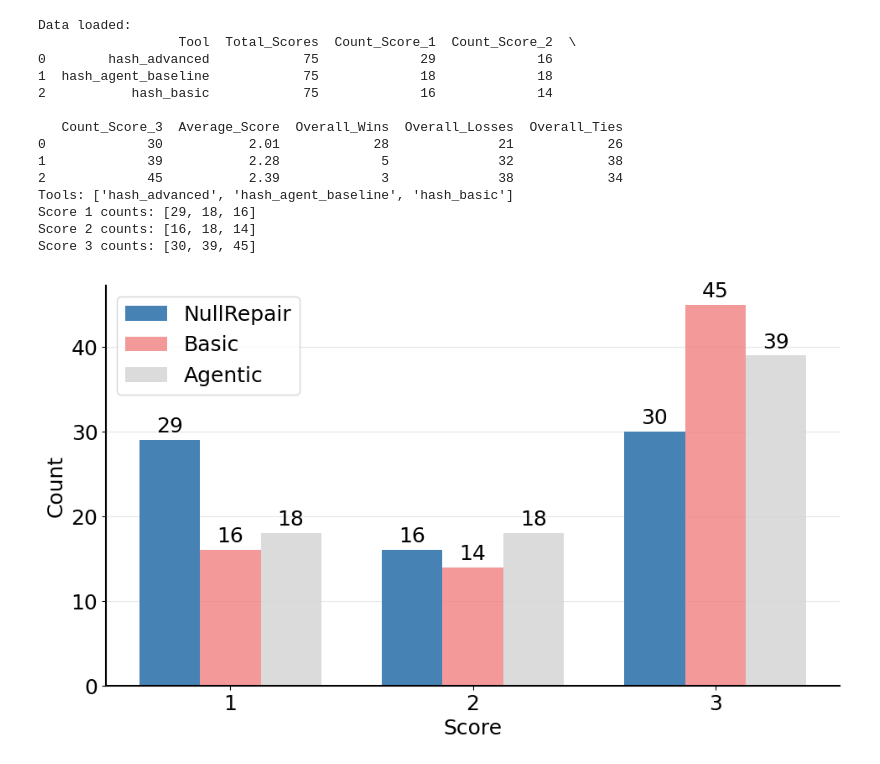
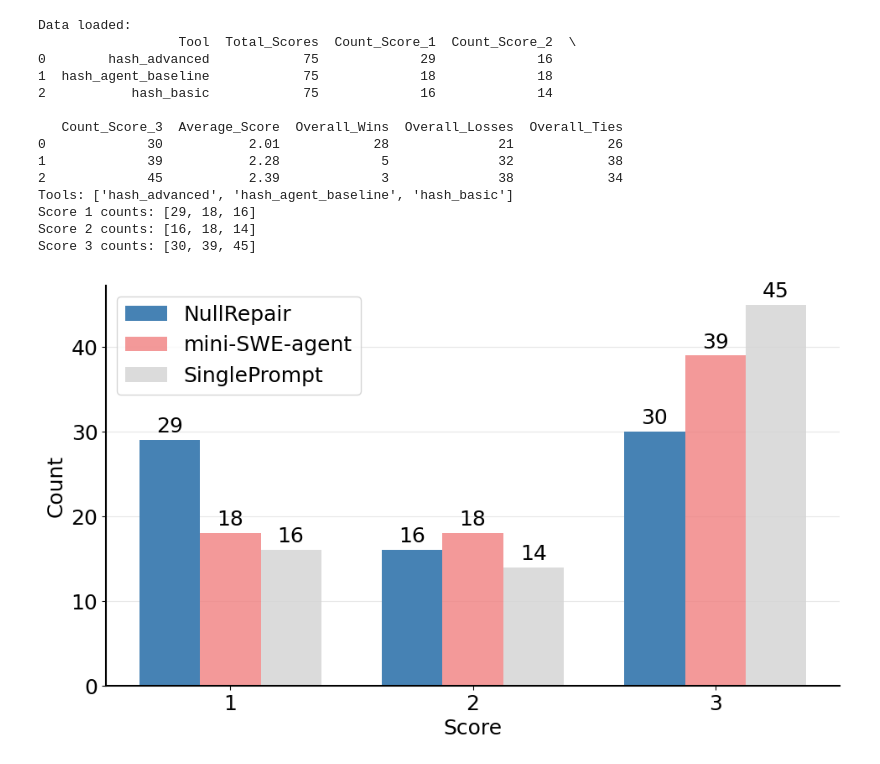
Before and after one commit to Pascal-Joos/NullAwayAnnotatorBaseline, a Jupyter notebook: evaluation_scripts/manual_inspection/manual_inspection_plot.ipynb, the cells around one changed output. Cells and saved outputs as stored; diff of their text form; code cells hidden in the pictures.

Commit message:
Change names in plot

```diff
--- a/evaluation_scripts/manual_inspection/manual_inspection_plot.ipynb
+++ b/evaluation_scripts/manual_inspection/manual_inspection_plot.ipynb
@@ -23,14 +23,13 @@ print(f"Score 3 counts: {score_3}")
 
 fig, ax = plt.subplots(figsize=(10, 6))
 
-tool_labels = ['NullRepair','Basic', 'Agentic']  # Simplified labels
-
+tool_labels = ['NullRepair', 'mini-SWE-agent', 'SinglePrompt']
 x = np.arange(3)
 width = 0.25
 
 bars1 = ax.bar(x - width, [score_1[0], score_2[0], score_3[0]], width, label=tool_labels[0], color='steelblue', alpha=1)
-bars2 = ax.bar(x, [score_1[2], score_2[2], score_3[2]], width, label=tool_labels[1], color='lightcoral', alpha=0.8)
-bars3 = ax.bar(x + width, [score_1[1], score_2[1], score_3[1]], width, label=tool_labels[2], color='lightgray', alpha=0.8)
+bars2 = ax.bar(x, [score_1[1], score_2[1], score_3[1]], width, label=tool_labels[1], color='lightcoral', alpha=0.8)
+bars3 = ax.bar(x + width, [score_1[2], score_2[2], score_3[2]], width, label=tool_labels[2], color='lightgray', alpha=0.8)
 
 # Set labels with larger fonts
 ax.set_xlabel('Score', fontsize=18)
@@ -57,31 +56,31 @@ def autolabel_alt(bars):
                     textcoords="offset points",
                     ha='center', va='bottom',
                     fontsize=18, fontweight='normal')  # Same as tick labels
 
 autolabel_alt(bars1)
 autolabel_alt(bars2)
 autolabel_alt(bars3)
 
 ax.grid(True, alpha=0.3, axis='y')
 ax.set_axisbelow(True)
 
 plt.tight_layout()
 plt.show()
 # save as pdf
 fig.savefig('plot_manual_inspection_scores.pdf')
 # %% [output]
 Data loaded:
                   Tool  Total_Scores  Count_Score_1  Count_Score_2  \
 0        hash_advanced            75             29             16
 1  hash_agent_baseline            75             18             18
 2           hash_basic            75             16             14
 
    Count_Score_3  Average_Score  Overall_Wins  Overall_Losses  Overall_Ties
 0             30           2.01            28              21            26
 1             39           2.28             5              32            38
 2             45           2.39             3              38            34
 Tools: ['hash_advanced', 'hash_agent_baseline', 'hash_basic']
 Score 1 counts: [29, 18, 16]
 Score 2 counts: [16, 18, 14]
 Score 3 counts: [30, 39, 45]
-[figure, old version]
+[figure, new version]
```
